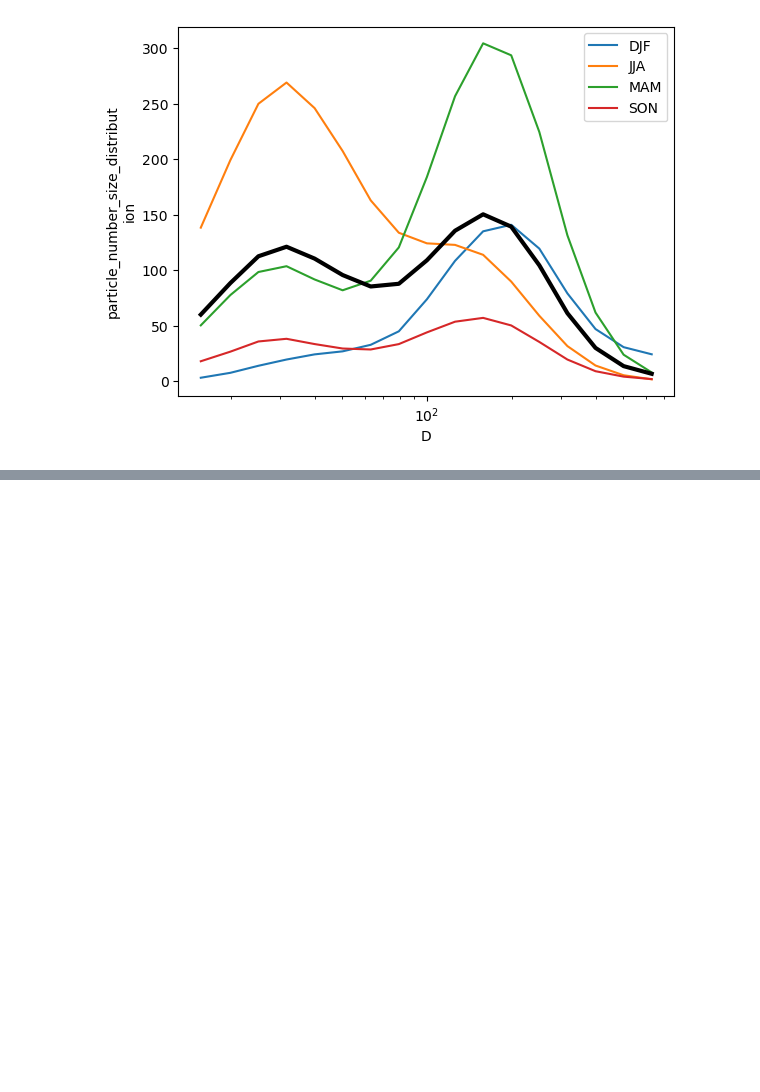
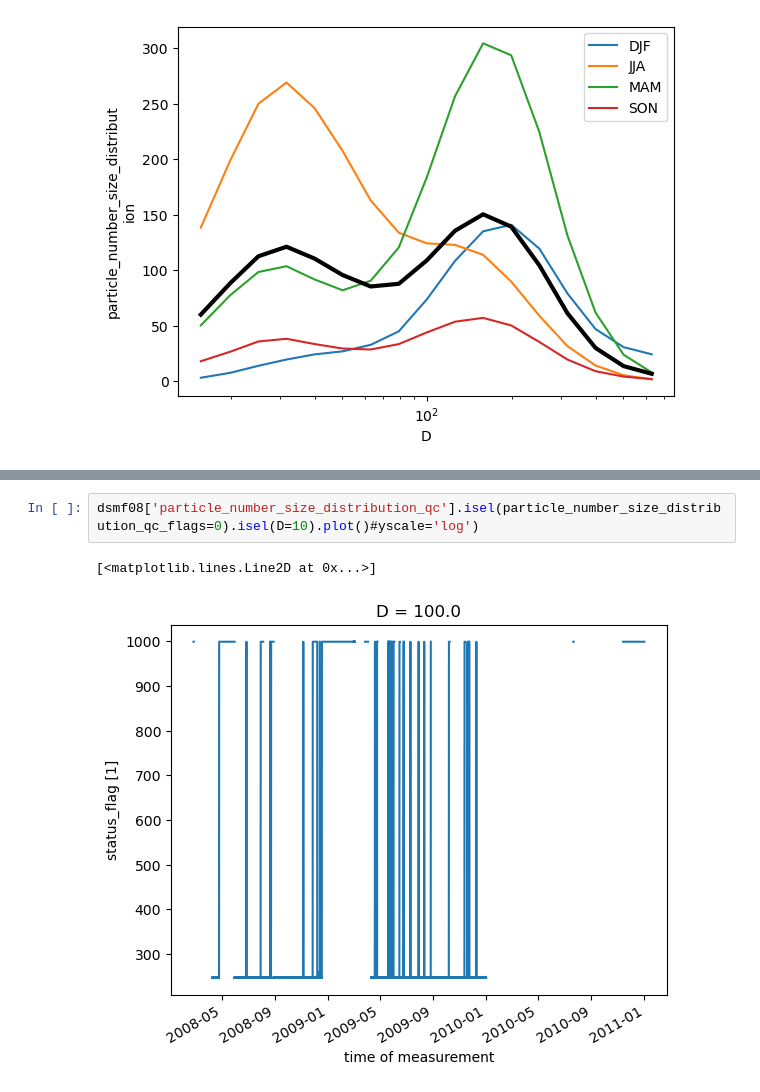
Before and after one commit to eScience-course/-Tjaernoe2022-group1, a Jupyter notebook: notebooks/Stefan/Seasonal Monthly.ipynb, the cells around one changed output, grey strips where cells are left out. Drawn from its saved outputs; the diff is of its cells as text; blank space fills up the shorter version.

```diff
--- a/notebooks/Stefan/Seasonal Monthly.ipynb
+++ b/notebooks/Stefan/Seasonal Monthly.ipynb
@@ -296,0 +425,5 @@ Coordinates:
+# %%
+dsmf08['particle_number_size_distribution_qc'].isel(particle_number_size_distribution_qc_flags=0).isel(D=10).plot()#yscale='log')
+# %% [output]
+[<matplotlib.lines.Line2D at 0x...>]
+[figure, added]
```
Also changed, not shown: parts of 15 cells of this notebook.
